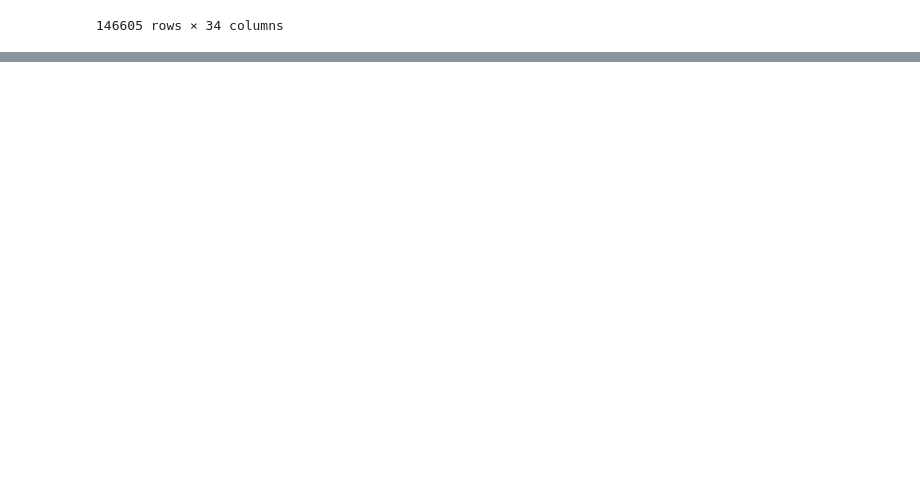
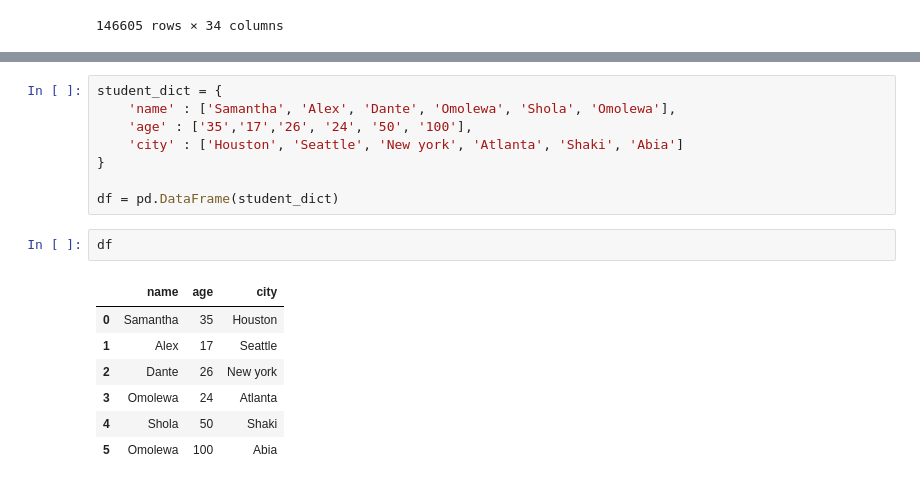
Before and after one commit to NextLmabda/PyLambda, a Jupyter notebook: Untitled.ipynb, the cells around one changed output, grey strips where cells are left out. Saved outputs shown, nothing was run; the diff lists cells and outputs as text; blank space fills up the shorter version.

```diff
--- a/Untitled.ipynb
+++ b/Untitled.ipynb
@@ -437,0 +596,18 @@ df
+# %%
+student_dict = {
+    'name' : ['Samantha', 'Alex', 'Dante', 'Omolewa', 'Shola', 'Omolewa'],
+    'age' : ['35','17','26', '24', '50', '100'],
+    'city' : ['Houston', 'Seattle', 'New york', 'Atlanta', 'Shaki', 'Abia']
+}
+
+df = pd.DataFrame(student_dict)
+# %%
+df
+# %% [output]
+|  | name | age | city |
+| 0 | Samantha | 35 | Houston |
+| 1 | Alex | 17 | Seattle |
+| 2 | Dante | 26 | New york |
+| 3 | Omolewa | 24 | Atlanta |
+| 4 | Shola | 50 | Shaki |
+| 5 | Omolewa | 100 | Abia |
```
Also changed, not shown: parts of 24 cells of this notebook, 3 other files.
